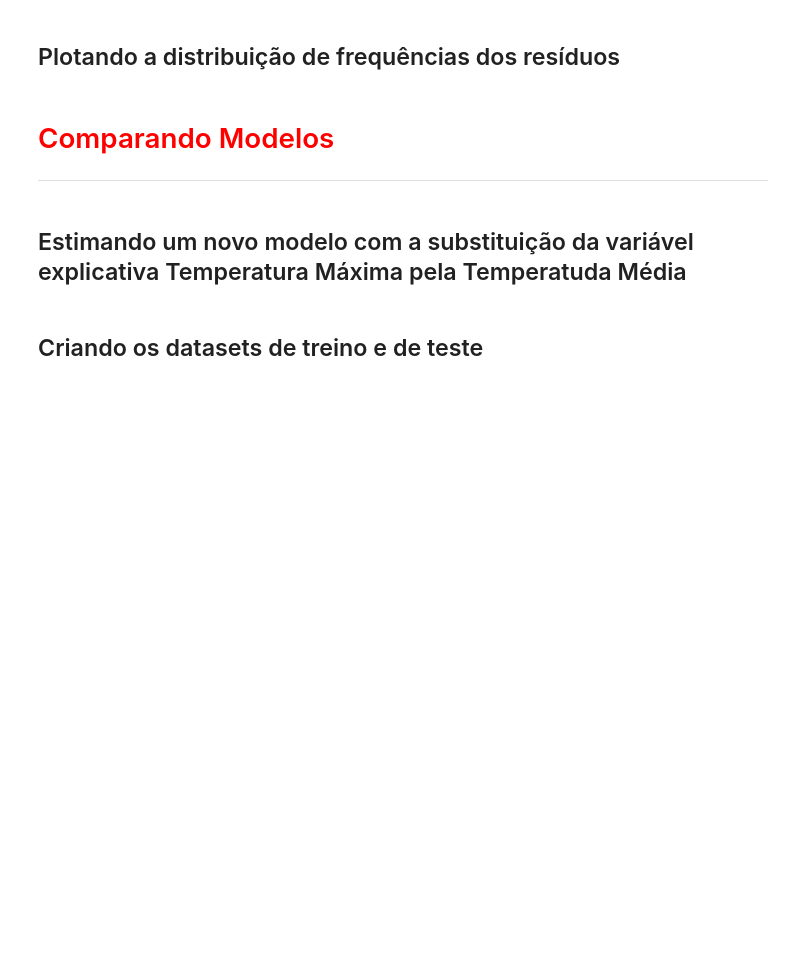
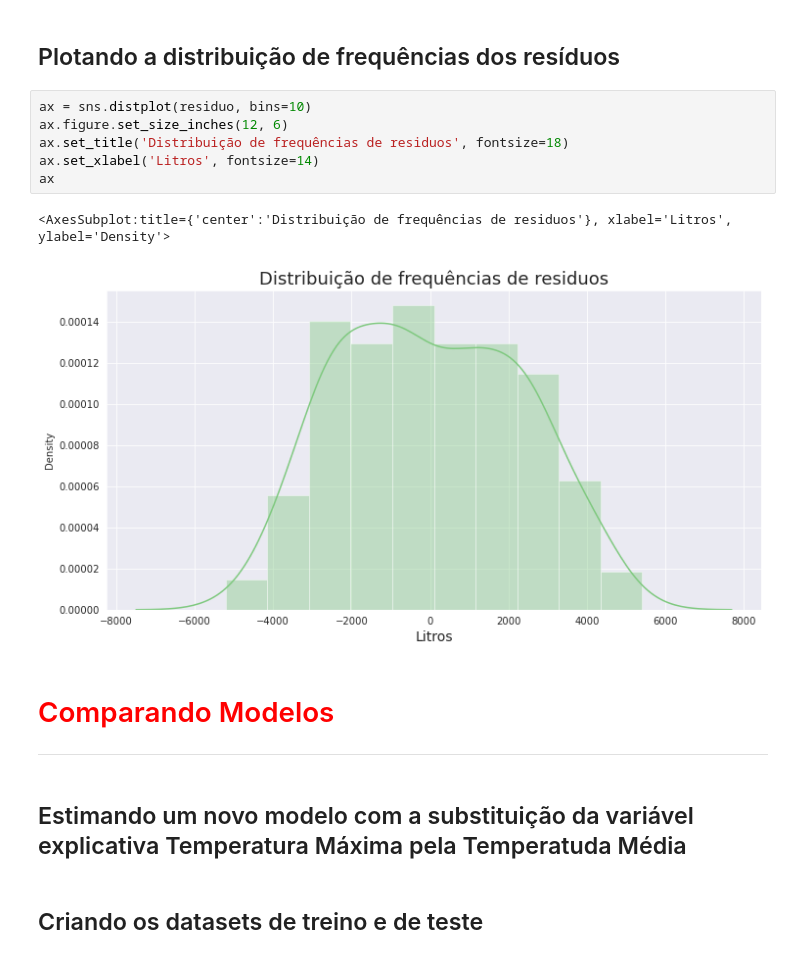
Before and after one commit to andreformento/learning-machine-learning, a Jupyter notebook: src/data-science/regressao-linear/regressao-linear.ipynb, the cells around one changed output. Saved outputs shown, nothing was run; the diff lists cells and outputs as text; blank space fills up the shorter version.

```diff
--- a/src/data-science/regressao-linear/regressao-linear.ipynb
+++ b/src/data-science/regressao-linear/regressao-linear.ipynb
@@ -512,5 +590,14 @@ Fonte: Econometria Básica - 5ª edição - Gujarati e Porter
 # %% [markdown]
 ## Plotando a distribuição de frequências dos resíduos
+# %%
+ax = sns.distplot(residuo, bins=10)
+ax.figure.set_size_inches(12, 6)
+ax.set_title('Distribuição de frequências de residuos', fontsize=18)
+ax.set_xlabel('Litros', fontsize=14)
+ax
+# %% [output]
+<AxesSubplot:title={'center':'Distribuição de frequências de residuos'}, xlabel='Litros', ylabel='Density'>
+[figure, added]
 # %% [markdown]
 # <font color='red' style='font-size: 30px;'>Comparando Modelos</font>
 <hr style='border: 2px solid red;'>
```
Also changed, not shown: parts of 13 cells of this notebook, 1 other file.
